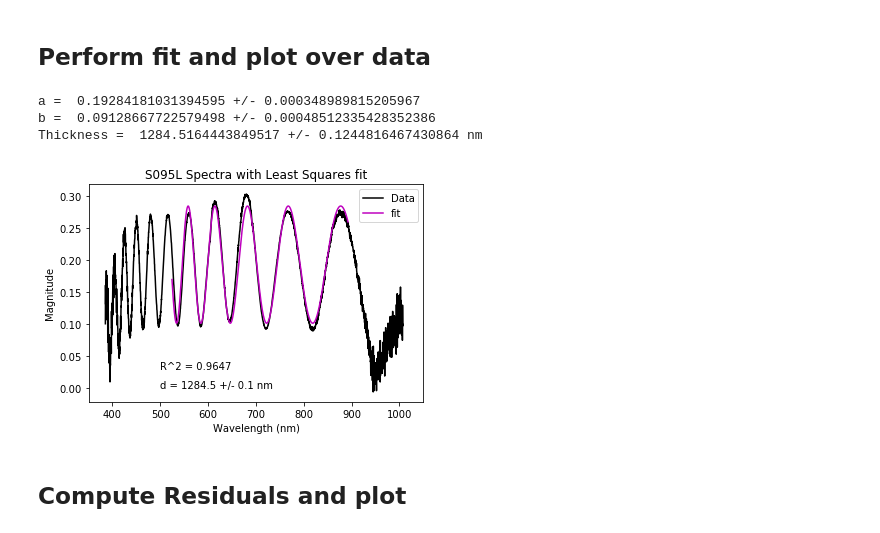
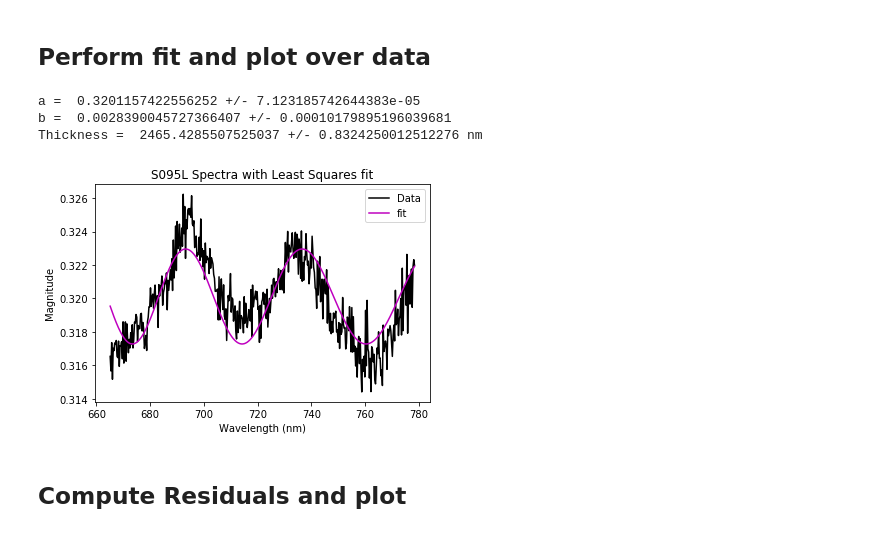
Before and after one commit to ManuelRojasPhysics/Reflectance, a Jupyter notebook: Plotting reflectance data.ipynb, the cells around one changed output. Cells and saved outputs as stored; diff of their text form; code cells hidden in the pictures.

```diff
--- a/Plotting reflectance data.ipynb
+++ b/Plotting reflectance data.ipynb
@@ -16,9 +16,9 @@ import os as os
 # %%
 # variables containing string of filepaths
 # only need to change path here, and change name of output figure
-filepath_data='S162/S162C.txt'
-filepath_blank='S162/BLANK.txt'
-filepath_std='S162/STD.txt'
+filepath_data='5181/5181R.txt'
+filepath_blank='5181/BLANK.txt'
+filepath_std='5181/STD_new.txt'
 #load in all necessary data, since background and noise data is needed
 data_in = np.genfromtxt(filepath_data, skip_header=6, delimiter='	')
 blankARraw = np.genfromtxt(filepath_blank, skip_header = 6, delimiter = '	')
@@ -111,18 +130,19 @@ Once only the thin film data is left, fit using the following equation: $$R=A+Bc
 def model(x,a,b,d):
     n = 2.39*4*np.pi
     return a+(b * np.cos(d*(n/x)))
+
 ## a and b are constants, d is thickness, x is wavelength, n is refractive index of material (2.39?)
 
 ## set initial param. values below based on existing data 2018-2019
 
-ainit = .175
-binit =.08
-dinit = 1300
+ainit = .32
+binit =-.002
+dinit = 2450
 ## index depends on material (2.39 used in existing data 2018-2019)
 pinit = [ainit,binit,dinit]
 ## plot model with inital parameters
-plt.plot(wavel,final, 'k-', label = 'Data');
-plt.plot(wavel[500:1800], model(wavel[500:1800],pinit[0],pinit[1],pinit[2]), 'r-', label = 'Manual fit');
+plt.plot(wavel[1000:1400],final[1000:1400], 'k-', label = 'Data');
+plt.plot(wavel[1000:1400], model(wavel[1000:1400],pinit[0],pinit[1],pinit[2]), 'r-', label = 'Manual fit');
 
 # Label axes and give it a title for notebook (remove it when including the plot in a report)
 plt.xlabel('$\\lambda$ (nm)')
@@ -135,40 +181,40 @@ plt.show()
 # %% [markdown]
 ## Perform fit and plot over data
 # %%
-pOpt, pVar = curve_fit(model,wavel[500:1800],final[500:1800], p0 = pinit)
+pOpt, pVar = curve_fit(model,wavel[1000:1400],final[1000:1400], p0 = pinit)
 pErr = np.sqrt(np.diag(pVar))
 print ("a = ", pOpt[0], '+/-', pErr[0])
 print ("b = ", pOpt[1], '+/-', pErr[1])
 print ("Thickness = ", pOpt[2], '+/-', pErr[2], "nm")
 
 ## plot manual fit on top of data
-fit = model(wavel[500:1800],pOpt[0],pOpt[1],pOpt[2]) ## need to remember it has as many points as final[300:]
-plt.plot(wavel,final, 'k-', label = 'Data');
+fit = model(wavel[1000:1400],pOpt[0],pOpt[1],pOpt[2]) ## need to remember it has as many points as final[300:]
+plt.plot(wavel[1000:1400],final[1000:1400], 'k-', label = 'Data');
 
-plt.plot(wavel[500:1800], fit, 'm-', label = 'fit');
+plt.plot(wavel[1000:1400], fit, 'm-', label = 'fit');
 
 
 # Set axis limits to include origin
-plt.xlim(350,1050)
+#plt.xlim(350,1050)
 
 
 # Add axis labels
 plt.xlabel('Wavelength (nm)')
 plt.ylabel('Magnitude');
 
 # Add legend
 plt.legend()
 
 # Add title
 plt.title('S095L Spectra with Least Squares fit');
-plt.text(500,.0,'d = 1284.5 +/- 0.1 nm')
-plt.text(500,.03,'R^2 = 0.9647')
+#plt.text(500,.0,'d = 1284.5 +/- 0.1 nm')
+#plt.text(500,.03,'R^2 = 0.9647')
 plt.savefig('S095/smaller_image/fit95L.pdf')
 # %% [output]
-a =  0.19284181031394595 +/- 0.000348989815205967
-b =  0.09128667722579498 +/- 0.00048512335428352386
-Thickness =  1284.5164443849517 +/- 0.1244816467430864 nm
+a =  0.3201157422556252 +/- 7.123185742644383e-05
+b =  0.0028390045727366407 +/- 0.00010179895196039681
+Thickness =  2465.4285507525037 +/- 0.8324250012512276 nm
-[figure, old version]
+[figure, new version]
 # %% [markdown]
 ## Compute Residuals and plot
 # %%
```
Also changed, not shown: parts of 7 cells of this notebook, 22 other files.
